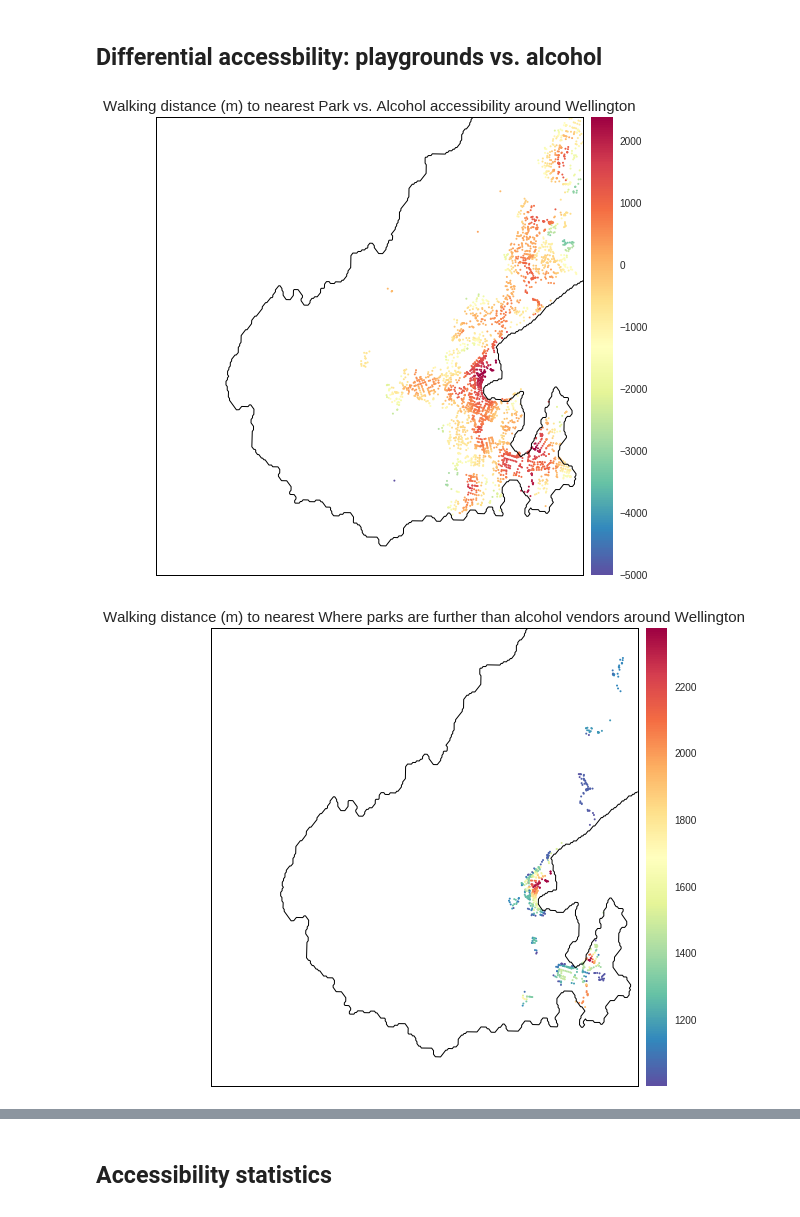
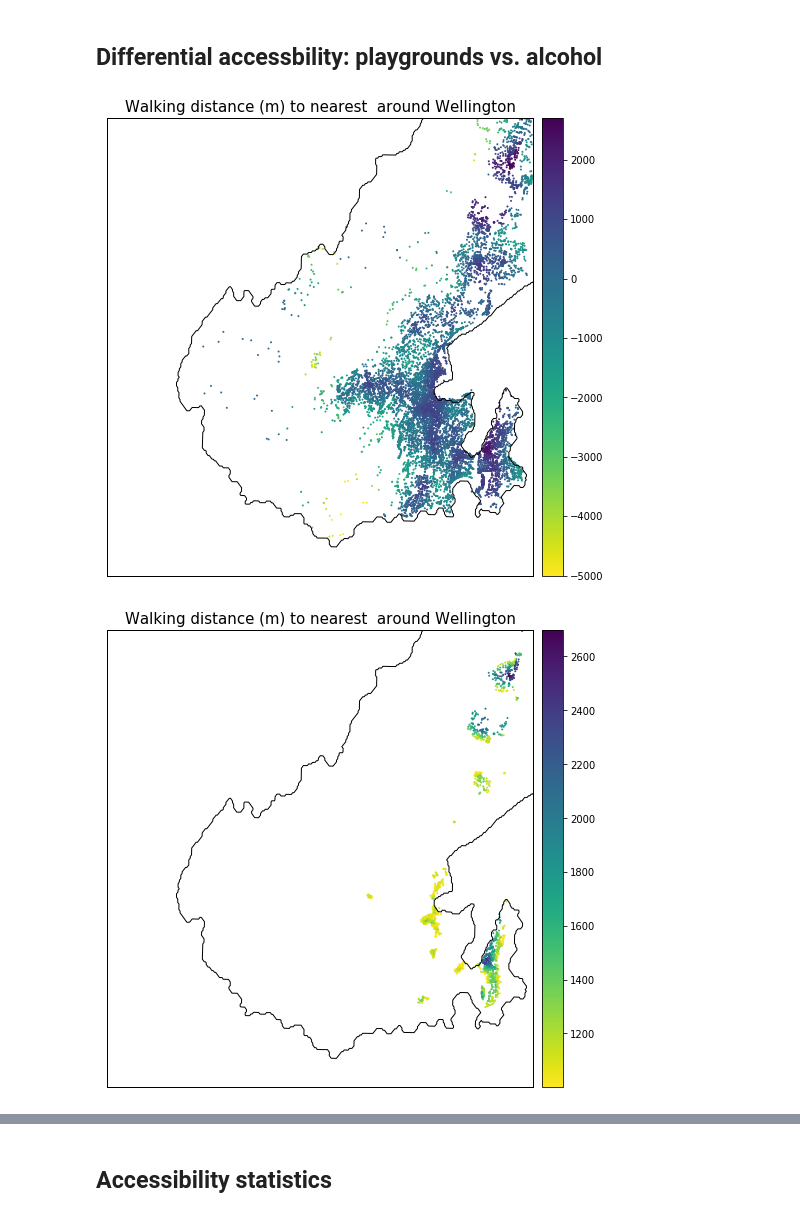
Before and after one commit to shriv/playground-pubs, a Jupyter notebook: Playgrounds vs Pubs.ipynb, the cells around one changed output, grey strips where cells are left out. Drawn from its saved outputs; the diff is of its cells as text; code cells hidden in the pictures.

```diff
--- a/Playgrounds vs Pubs.ipynb
+++ b/Playgrounds vs Pubs.ipynb
@@ -295,21 +312,21 @@ aa.plot_accessibility(network, park_accessibility[n], osm_bbox,
 # %%
 # Plotting parameters
 diff_kwargs = plot_kwargs.copy()
-diff_kwargs['cmap'] = 'Spectral_r'
+# diff_kwargs['cmap'] = 'spectral_r'
 bmap_kwargs={'epsg':'2193','resolution':'f'}
 cbar_kwargs = {'location': 'right'}
 
 # Plot differential coverage
 
 
 diff_accessibility = park_accessibility[1] - alco_accessibility[1]
 bmap = aa.plot_accessibility(network, diff_accessibility, osm_bbox,
-                             amenity_type="Park vs. Alcohol accessibility",
+                             amenity_type="",
                              place_name='Wellington',
                              fig_kwargs=fig_kwargs, plot_kwargs=diff_kwargs,
                              bmap_kwargs=bmap_kwargs, cbar_kwargs=cbar_kwargs)
 # %% [output]
-[figure, old version]
+[figure, new version]
 # %%
 orig_nodes = network.nodes_df
 def filtered_accessibility_network(pandana_network, filtered_accessibility):
@@ -329,12 +346,12 @@ network_access_1000, access_1000 = filtered_accessibility_network(network,
                                                                   diff_accessibility[diff_accessibility > 1000])
 # %%
 bmap = aa.plot_accessibility(network_access_1000, access_1000, osm_bbox,
-                             amenity_type="Where parks are further than alcohol vendors",
+                             amenity_type="",
                              place_name='Wellington',
                              fig_kwargs=fig_kwargs, plot_kwargs=diff_kwargs,
                              bmap_kwargs=bmap_kwargs, cbar_kwargs=cbar_kwargs)
 # %% [output]
-[figure, old version]
+[figure, new version]
 # %%
 # Get filtered network for plotting
 network.nodes_df = orig_nodes
```
Also changed, not shown: parts of 12 cells of this notebook, 1 other file.
